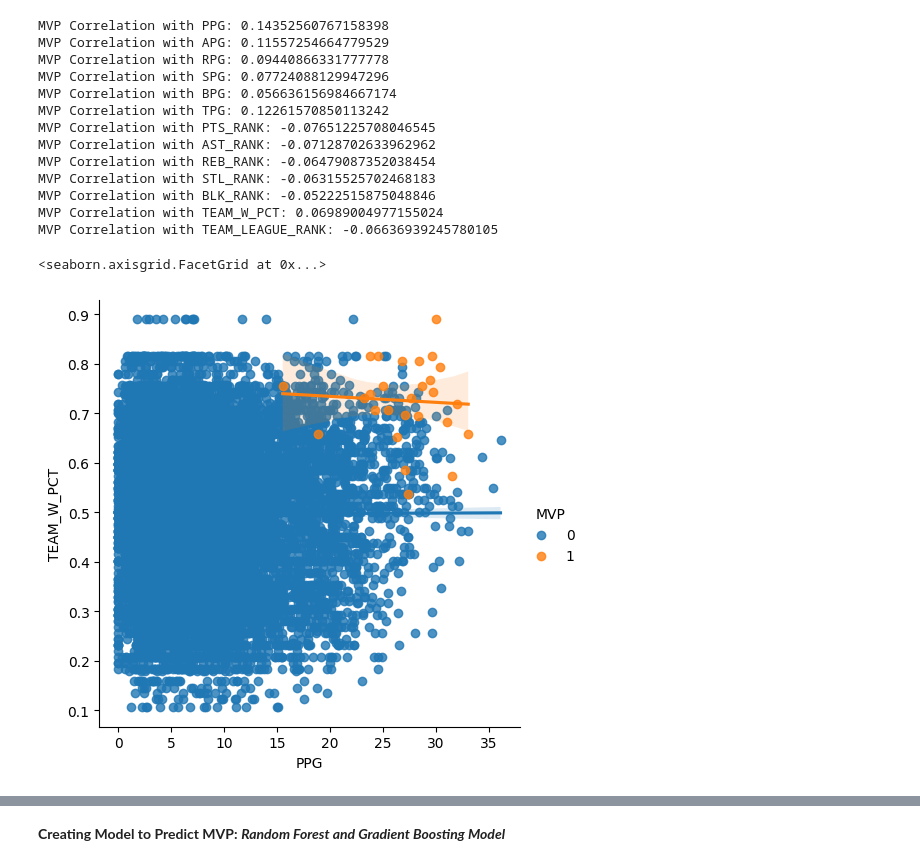
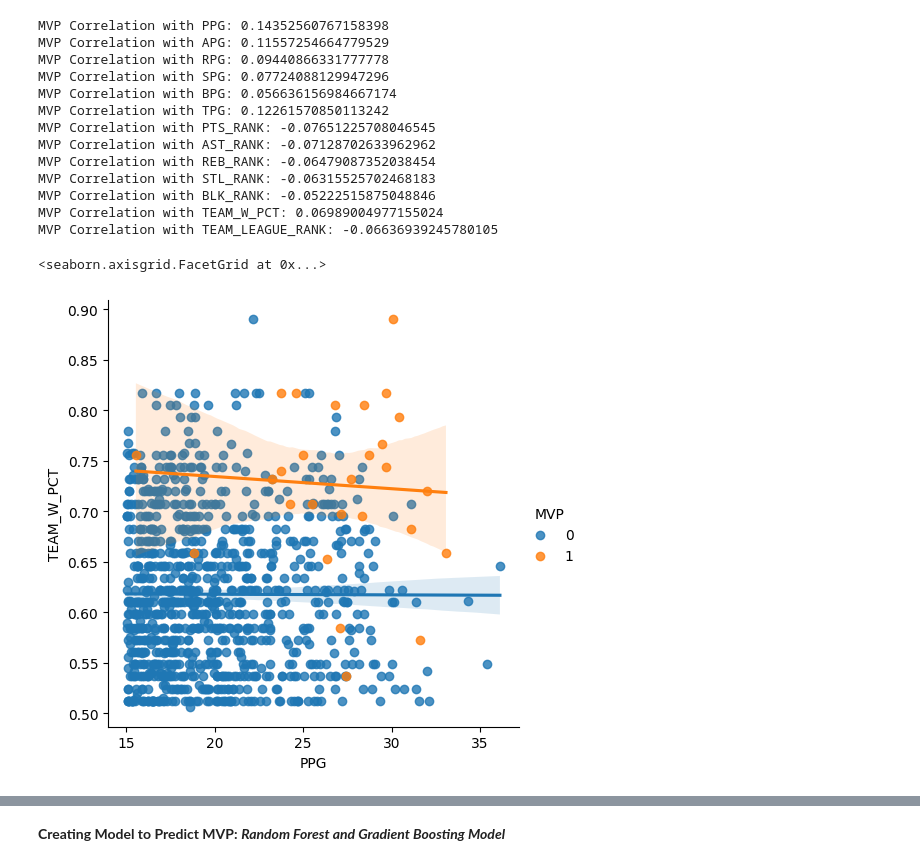
Before and after one commit to D-Aldana/SENG474-NBA_API, a Jupyter notebook: NBA-proj.ipynb, the cells around one changed output, grey strips where cells are left out. Saved outputs shown, nothing was run; the diff lists cells and outputs as text; code cells hidden in the pictures.

```diff
--- a/NBA-proj.ipynb
+++ b/NBA-proj.ipynb
@@ -194,8 +148,9 @@ MVP Correlation with STL_RANK: -0.06315525702468183
 MVP Correlation with BLK_RANK: -0.05222515875048846
 MVP Correlation with TEAM_W_PCT: 0.06989004977155024
 MVP Correlation with TEAM_LEAGUE_RANK: -0.06636939245780105
-# %%
-sns.lmplot(x = 'PPG', y = 'TEAM_W_PCT', data=player_df, hue='MVP')
-# %% [output]
-<seaborn.axisgrid.FacetGrid at 0x...>
-[figure, removed]
+# %%
+# Scatter plot of PPG vs TEAM_W_PCT thresholded at 15 PPG and 0.5 TEAM_W_PCT
+sns.lmplot(x='PPG', y='TEAM_W_PCT', data=player_df.loc[(player_df['PPG'] > 15) & (player_df['TEAM_W_PCT'] > 0.5)], hue='MVP')
+# %% [output]
+<seaborn.axisgrid.FacetGrid at 0x...>
+[figure, added]
```
Also changed, not shown: parts of 23 cells of this notebook.
